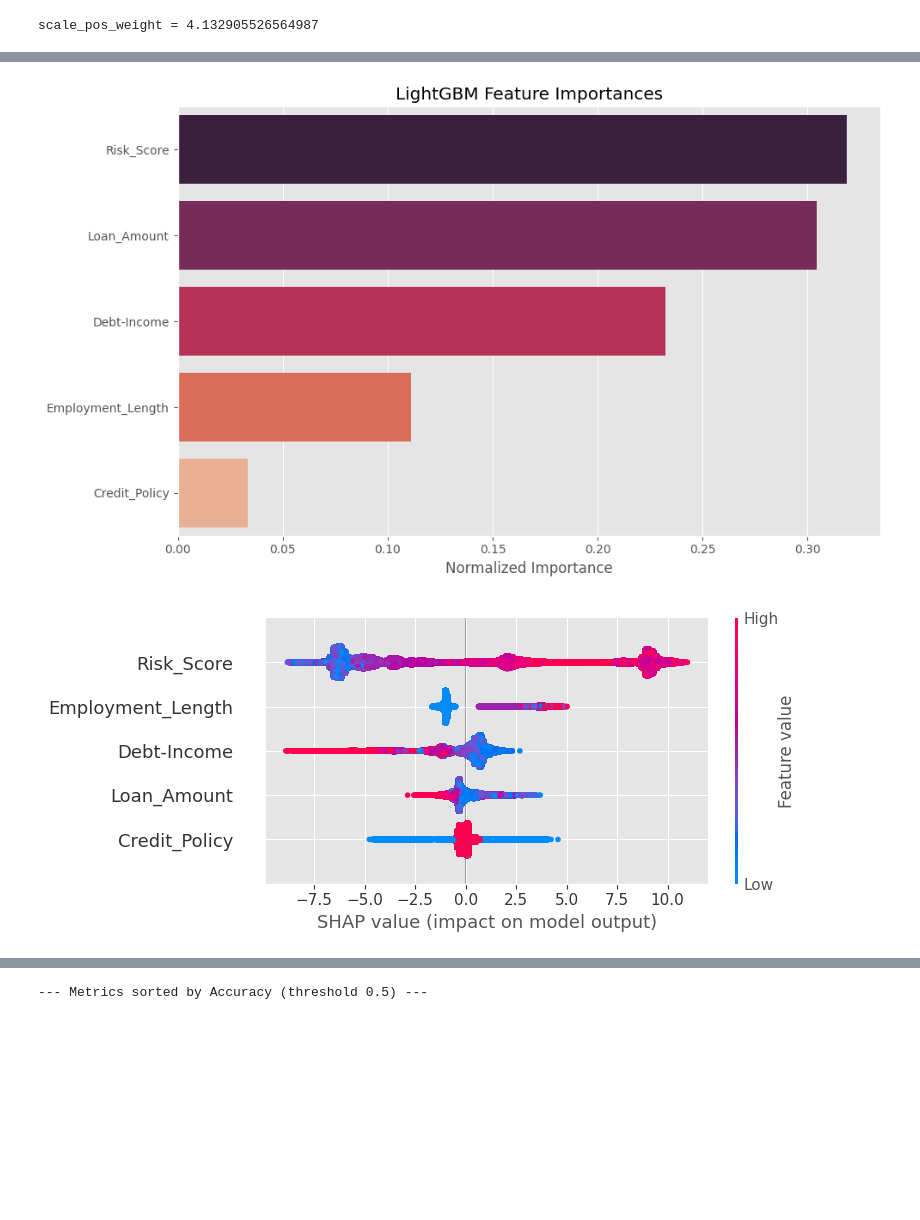
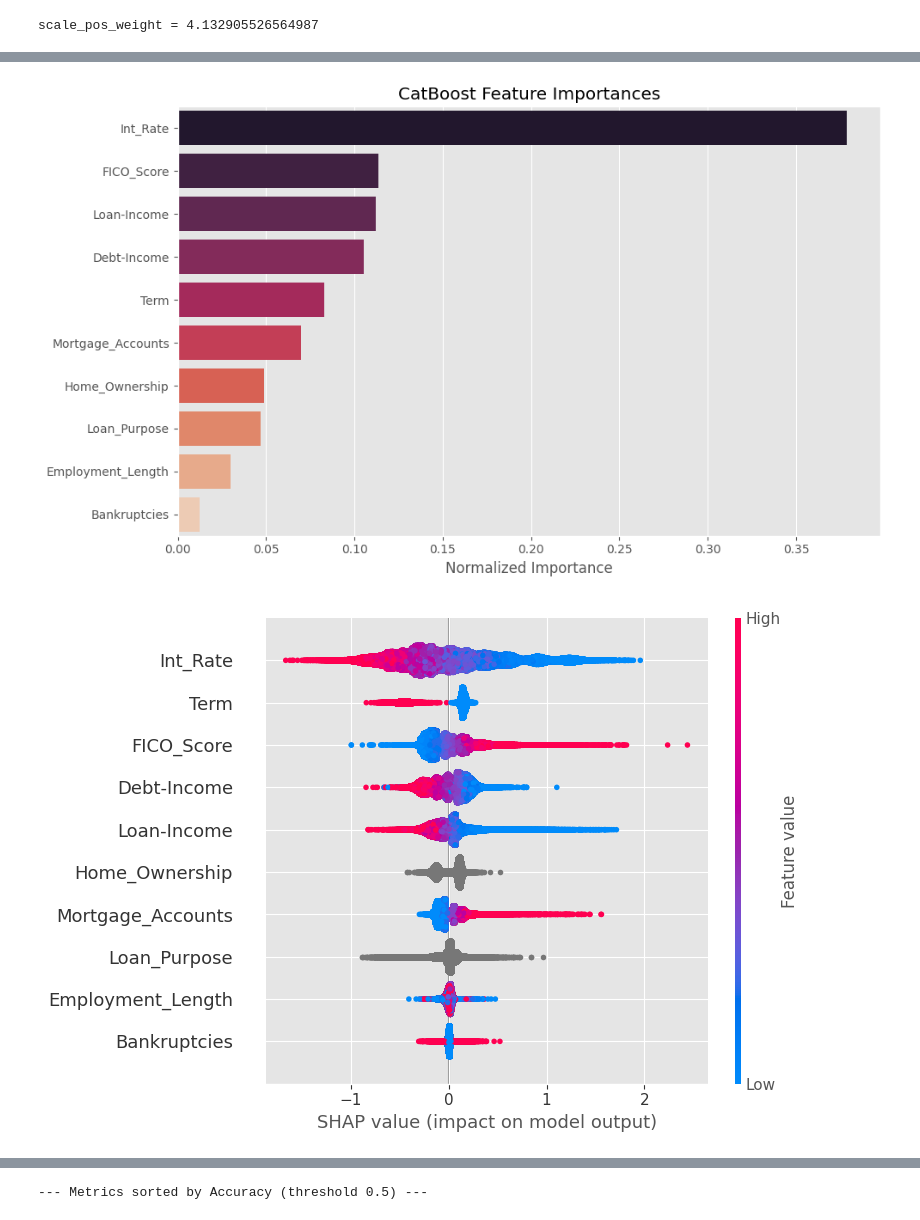
Before and after one commit to edwardweldon100/LendingClub-Capstone-Project, a Jupyter notebook: Lending Club Dataset- Model- FullyPaid_ChargeOff.ipynb, the cells around one changed output, grey strips where cells are left out. Saved outputs shown, nothing was run; the diff lists cells and outputs as text; code cells hidden in the pictures; blank space fills up the shorter version.

Commit message:
Initial Model of Paid vs Charged Off
Added public record bankruptcies & EDA.  Then went through first round of modeling with key features.

```diff
--- a/Lending Club Dataset- Model- FullyPaid_ChargeOff.ipynb
+++ b/Lending Club Dataset- Model- FullyPaid_ChargeOff.ipynb
@@ -51,7 +52,7 @@ Accepted_Only_Ord.head()
 | 4 | 1 | 0 | 4 | 22 | 692 | 4 | 1 | ... |
 # %%
 Accepted_Only_Ord = Accepted_Only_Ord.rename(columns={'Risk_Score': 'FICO_Score'})
-X_Num_Ord = Accepted_Only_Ord[['Term', 'FICO_Score', 'Employment_Length', 'Debt-Income', 'Loan-Income', 'Int_Rate', 'Mortgage_Accounts']].apply(pd.to_numeric, errors='coerce')
+X_Num_Ord = Accepted_Only_Ord[['Term', 'FICO_Score', 'Employment_Length', 'Debt-Income', 'Loan-Income', 'Int_Rate', 'Mortgage_Accounts', 'Bankruptcies']].apply(pd.to_numeric, errors='coerce')
 X_Nominal = Accepted_Only_Ord[['Home_Ownership', 'Loan_Purpose']].astype('category')
 Y = Accepted_Only_Ord['Loan_Status']
 # %%
@@ -138,7 +139,7 @@ spw = pos / neg    #reversed since 0 is now the minority class
 print('scale_pos_weight =', spw)
 
 #for XGboost
-weights = compute_sample_weight('balanced', Y2_train)
+weights = compute_sample_weight('balanced', Y2_tr)
 # %% [output]
 scale_pos_weight = 4.132905526564987
 # %%
@@ -585,9 +654,9 @@ plt.show()
 # %%
-#Normalized Feature Importances for Top Model (LightGBM)
+#Normalized Feature Importances for Top Model (CatBoost)
 
 feature_importances = pd.DataFrame({
-    'Feature': X.columns,
-    'Importance': lgb_best.feature_importances_
+    'Feature': X2.columns,
+    'Importance': cat.feature_importances_
 })
 
 #Normalize (total sums to 1)
@@ -605,18 +674,18 @@ sns.barplot(
     dodge=False,
     legend=False
 )
-plt.title('LightGBM Feature Importances')
+plt.title('CatBoost Feature Importances')
 plt.xlabel('Normalized Importance')
 plt.ylabel('')
 plt.tight_layout()
 plt.show()
 # %% [output]
-[figure, old version]
+[figure, new version]
 # %%
-#Beeswarm Plot for Top Model (Light GBM)
-explainer = shap.TreeExplainer(lgb_best)
-shap_values = explainer.shap_values(X_test)
+#Beeswarm Plot for Top Model (CatBoost)
+explainer = shap.TreeExplainer(cat)
+shap_values = explainer.shap_values(X2_test)
 plt.figure(figsize=(10, 6))
-shap.summary_plot(shap_values, X_test, plot_type="dot", show=True)
+shap.summary_plot(shap_values, X2_test, plot_type='dot', show=True)
 # %% [output]
-[figure, old version]
+[figure, new version]
```
Also changed, not shown: parts of 35 cells of this notebook.
